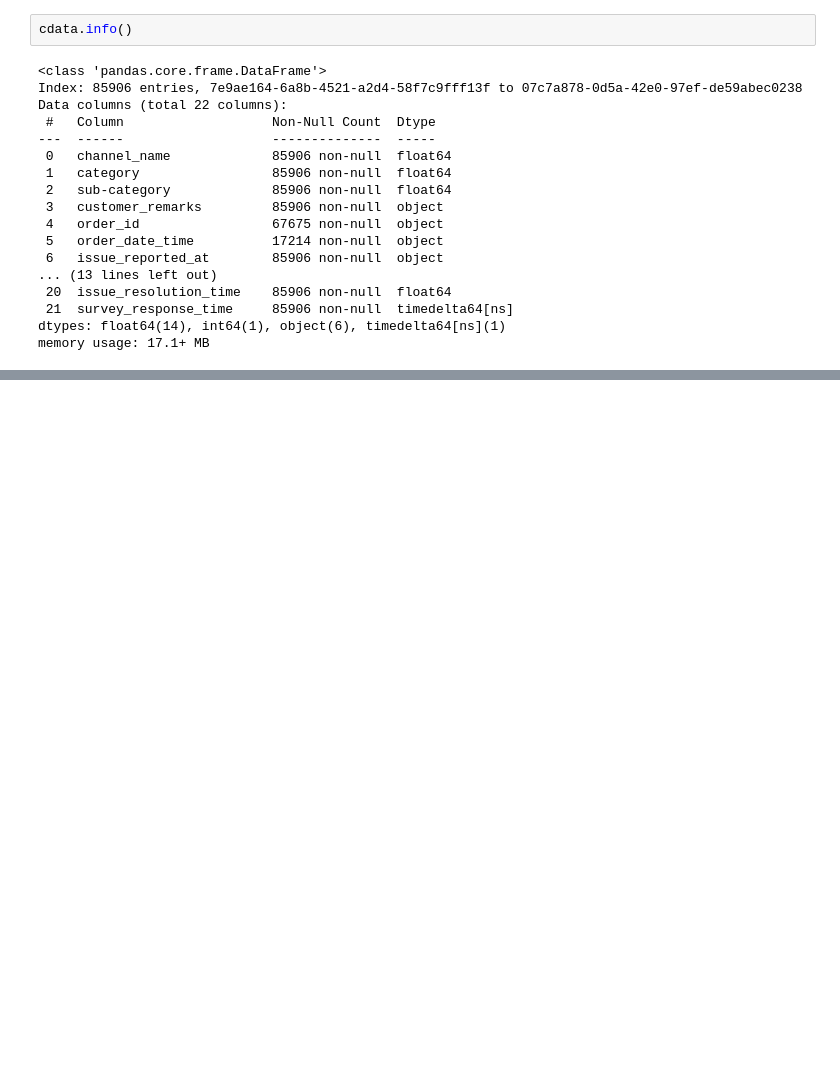
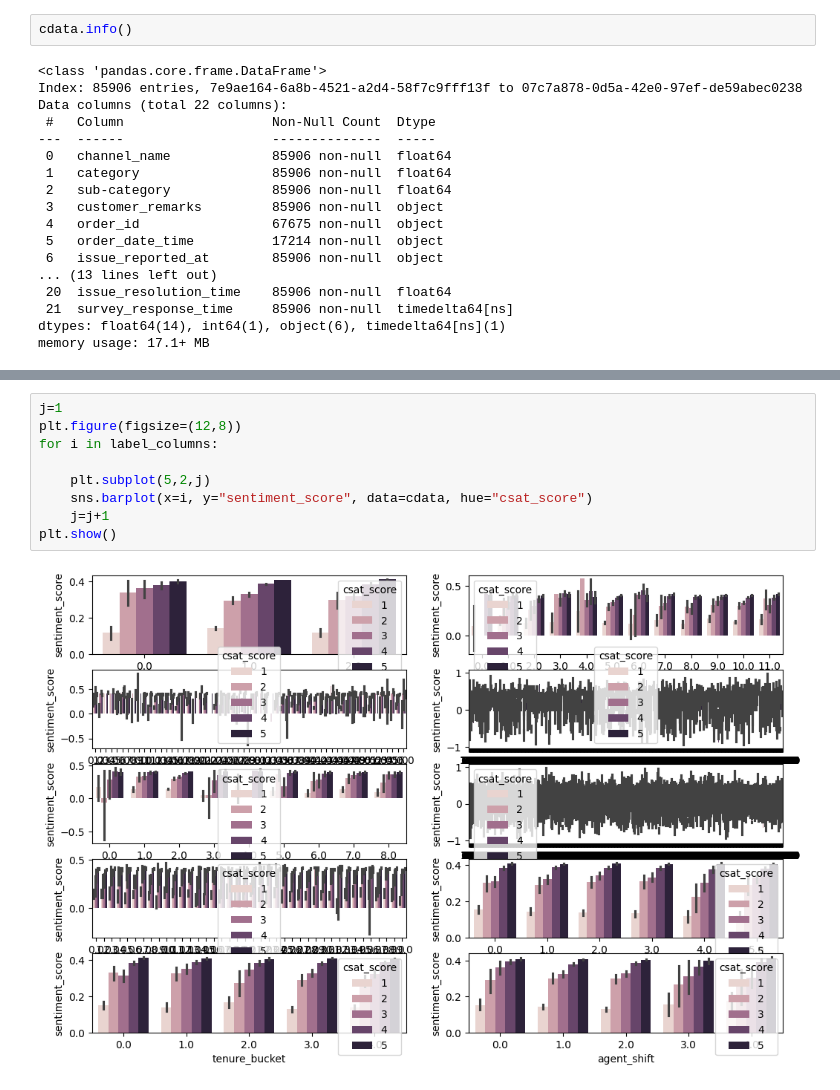
Before and after one commit to sushantkas/DEEP-CSAT-Project, a Jupyter notebook: EDA.ipynb, the cells around one changed output, grey strips where cells are left out. Saved outputs shown, nothing was run; the diff lists cells and outputs as text; blank space fills up the shorter version.

```diff
--- a/EDA.ipynb
+++ b/EDA.ipynb
@@ -870,0 +939,11 @@ array([[ 2.,  8., 19., ...,  4.,  2., 34.],
+# %%
+j=1
+plt.figure(figsize=(12,8))
+for i in label_columns:
+
+    plt.subplot(5,2,j)
+    sns.barplot(x=i, y="sentiment_score", data=cdata, hue="csat_score")
+    j=j+1
+plt.show()
+# %% [output]
+[figure, added]
```
Also changed, not shown: parts of 20 cells of this notebook, 2 other files.
